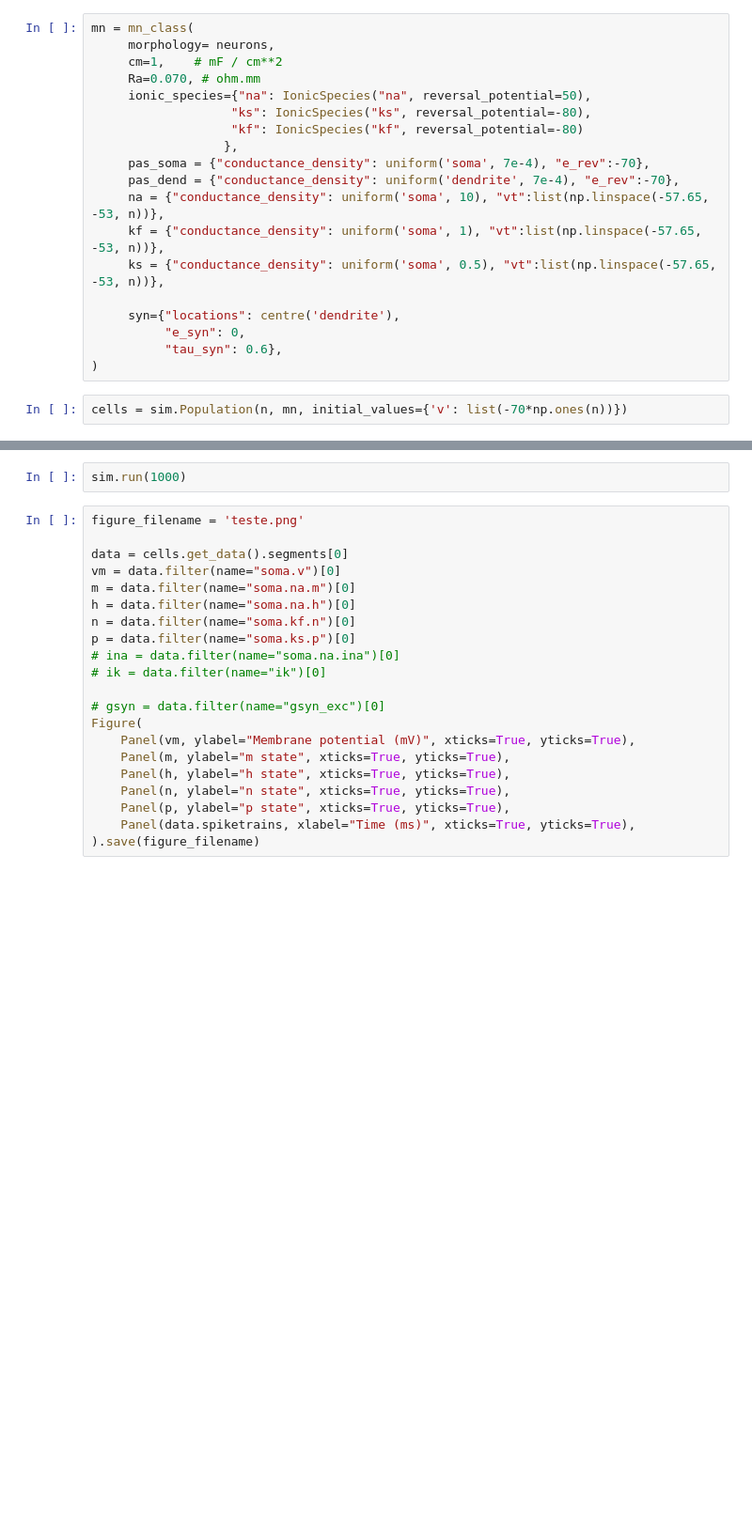
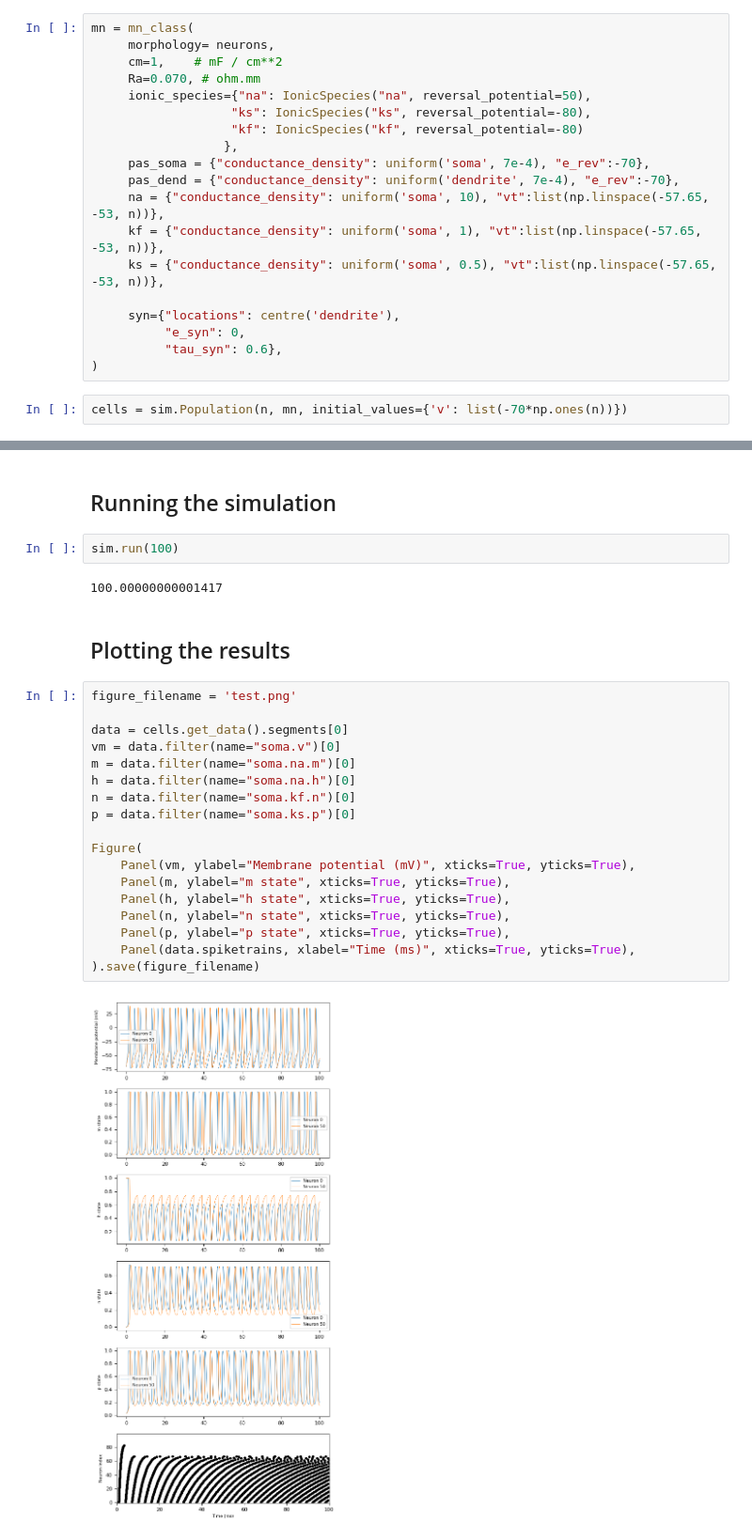
Before and after one commit to rnwatanabe/pynn_example, a Jupyter notebook: example.ipynb, the cells around one changed output, grey strips where cells are left out. Shown: that part at 94% size. Saved outputs shown, nothing was run; the diff lists cells and outputs as text; blank space fills up the shorter version.

```diff
--- a/example.ipynb
+++ b/example.ipynb
@@ -209,23 +231,28 @@ cells[0:2].record(('ks.p'), locations='soma')
+# %% [markdown]
+## Running the simulation
 # %%
-sim.run(1000)
+sim.run(100)
+# %% [output]
+100.00000000001417
+# %% [markdown]
+## Plotting the results
 # %%
-figure_filename = 'teste.png'
+figure_filename = 'test.png'
 
 data = cells.get_data().segments[0]
 vm = data.filter(name="soma.v")[0]
 m = data.filter(name="soma.na.m")[0]
 h = data.filter(name="soma.na.h")[0]
 n = data.filter(name="soma.kf.n")[0]
 p = data.filter(name="soma.ks.p")[0]
-# ina = data.filter(name="soma.na.ina")[0]
-# ik = data.filter(name="ik")[0]
 
-# gsyn = data.filter(name="gsyn_exc")[0]
 Figure(
     Panel(vm, ylabel="Membrane potential (mV)", xticks=True, yticks=True),
     Panel(m, ylabel="m state", xticks=True, yticks=True),
     Panel(h, ylabel="h state", xticks=True, yticks=True),
     Panel(n, ylabel="n state", xticks=True, yticks=True),
     Panel(p, ylabel="p state", xticks=True, yticks=True),
     Panel(data.spiketrains, xlabel="Time (ms)", xticks=True, yticks=True),
 ).save(figure_filename)
+# %% [output]
+[figure, added]
```
Also changed, not shown: parts of 11 cells of this notebook.
